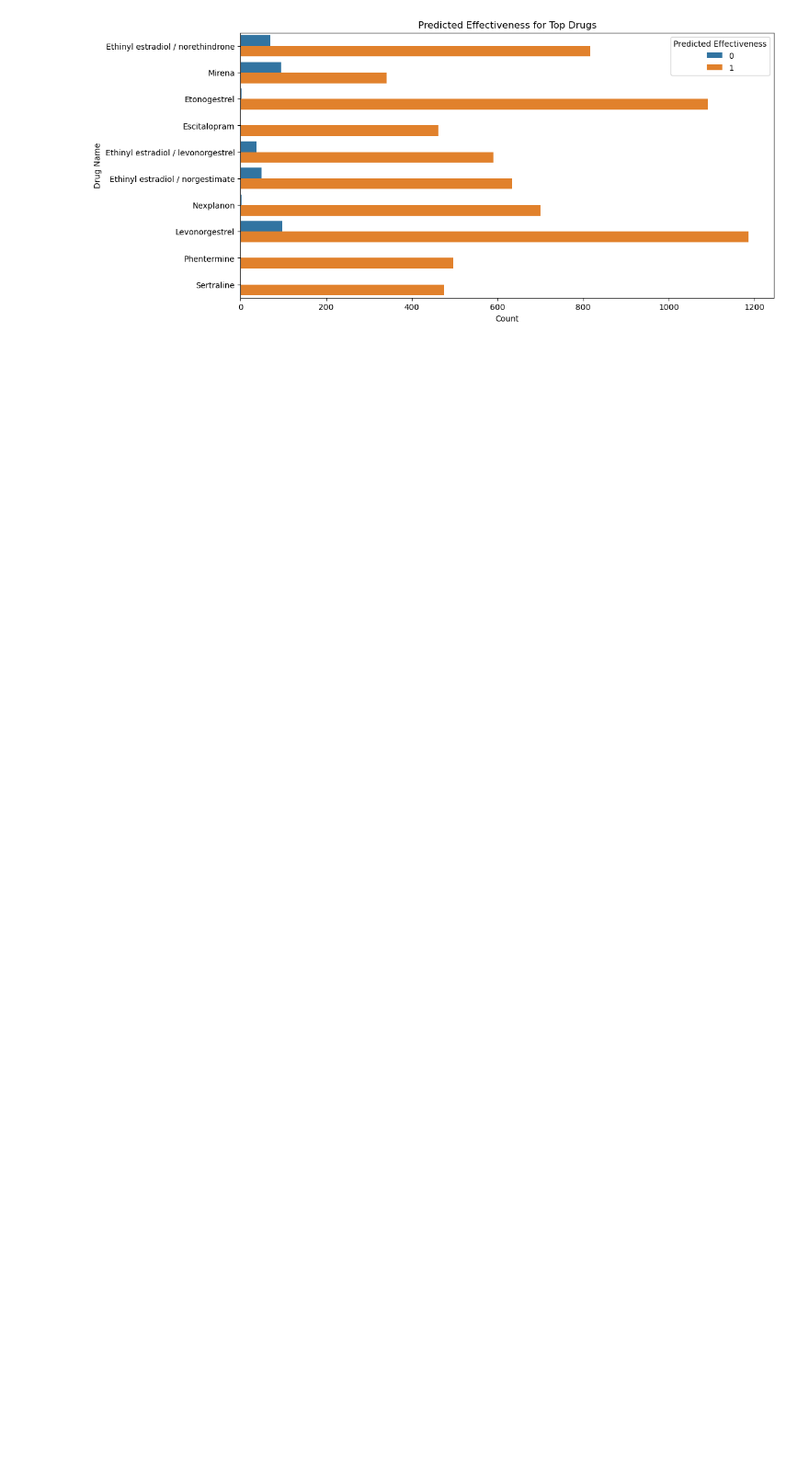
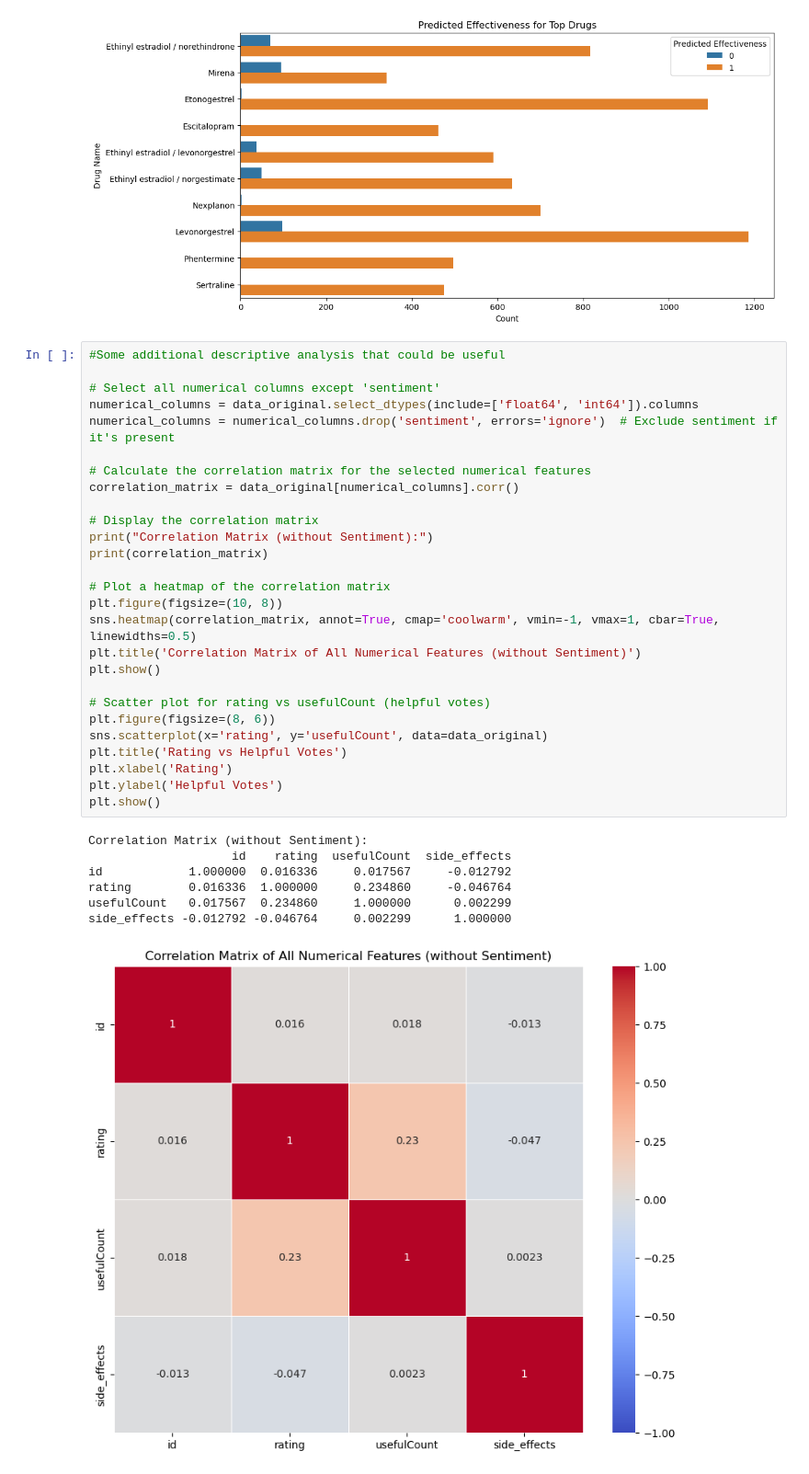
Before and after one commit to omarsagoo/drug-review-analysis, a Jupyter notebook: notebooks/drug_review_analysis.ipynb, the cells around one changed output. Shown at 92% size. Drawn from its saved outputs; the diff is of its cells as text; blank space fills up the shorter version.

Commit message:
Added some descriptive analysis + time varying concepts

```diff
--- a/notebooks/drug_review_analysis.ipynb
+++ b/notebooks/drug_review_analysis.ipynb
@@ -362,3 +362,38 @@ plt.show()
 [figure]
 [figure]
 [figure]
+# %%
+#Some additional descriptive analysis that could be useful
+
+# Select all numerical columns except 'sentiment'
+numerical_columns = data_original.select_dtypes(include=['float64', 'int64']).columns
+numerical_columns = numerical_columns.drop('sentiment', errors='ignore')  # Exclude sentiment if it's present
+
+# Calculate the correlation matrix for the selected numerical features
+correlation_matrix = data_original[numerical_columns].corr()
+
+# Display the correlation matrix
+print("Correlation Matrix (without Sentiment):")
+print(correlation_matrix)
+
+# Plot a heatmap of the correlation matrix
+plt.figure(figsize=(10, 8))
+sns.heatmap(correlation_matrix, annot=True, cmap='coolwarm', vmin=-1, vmax=1, cbar=True, linewidths=0.5)
+plt.title('Correlation Matrix of All Numerical Features (without Sentiment)')
+plt.show()
+
+# Scatter plot for rating vs usefulCount (helpful votes)
+plt.figure(figsize=(8, 6))
+sns.scatterplot(x='rating', y='usefulCount', data=data_original)
+plt.title('Rating vs Helpful Votes')
+plt.xlabel('Rating')
+plt.ylabel('Helpful Votes')
+plt.show()
+# %% [output]
+Correlation Matrix (without Sentiment):
+                    id    rating  usefulCount  side_effects
+id            1.000000  0.016336     0.017567     -0.012792
+rating        0.016336  1.000000     0.234860     -0.046764
+usefulCount   0.017567  0.234860     1.000000      0.002299
+side_effects -0.012792 -0.046764     0.002299      1.000000
+[figure, added]
```
Also changed, not shown: parts of 4 cells of this notebook.
